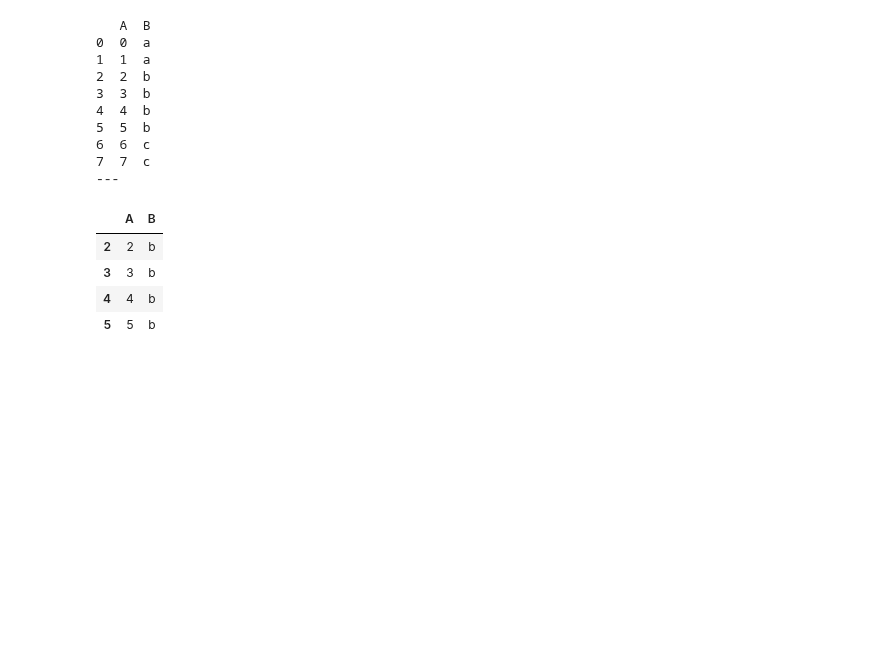
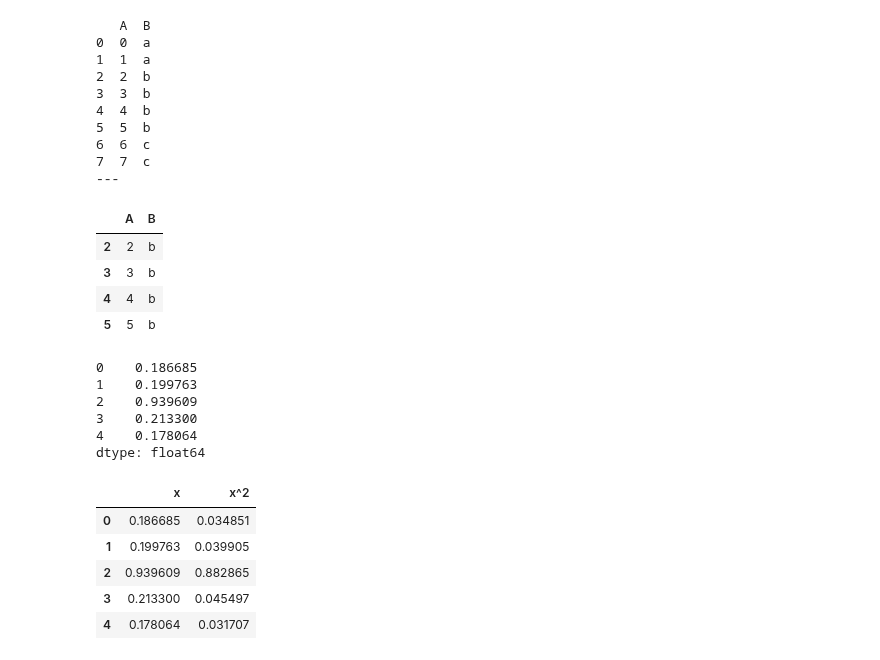
Before and after one commit to Toeysamm/2-64-NIDA-DADS5001, a Jupyter notebook: 03_Grouping/Week4_groupby.ipynb, the cells around one changed output. Cells and saved outputs as stored; diff of their text form; code cells hidden in the pictures; blank space fills up the shorter version.

```diff
--- a/03_Grouping/Week4_groupby.ipynb
+++ b/03_Grouping/Week4_groupby.ipynb
@@ -448,3 +448,25 @@ dff.groupby("B").filter(lambda x: len(x) > 2)
 | 3 | 3 | b |
 | 4 | 4 | b |
 | 5 | 5 | b |
+# %%
+def f(x):
+    return pd.Series([x, x ** 2], index=["x", "x^2"]) #index=["x", "x^2"]) ส่วนนี้คือกำหนดชื่อ columns
+# %%
+s = pd.Series(np.random.rand(5))
+s
+# %% [output]
+0    0.186685
+1    0.199763
+2    0.939609
+3    0.213300
+4    0.178064
+dtype: float64
+# %%
+s.apply(f)
+# %% [output]
+|  | x | x^2 |
+| 0 | 0.186685 | 0.034851 |
+| 1 | 0.199763 | 0.039905 |
+| 2 | 0.939609 | 0.882865 |
+| 3 | 0.213300 | 0.045497 |
+| 4 | 0.178064 | 0.031707 |
```
Also changed, not shown: parts of 3 cells of this notebook.
